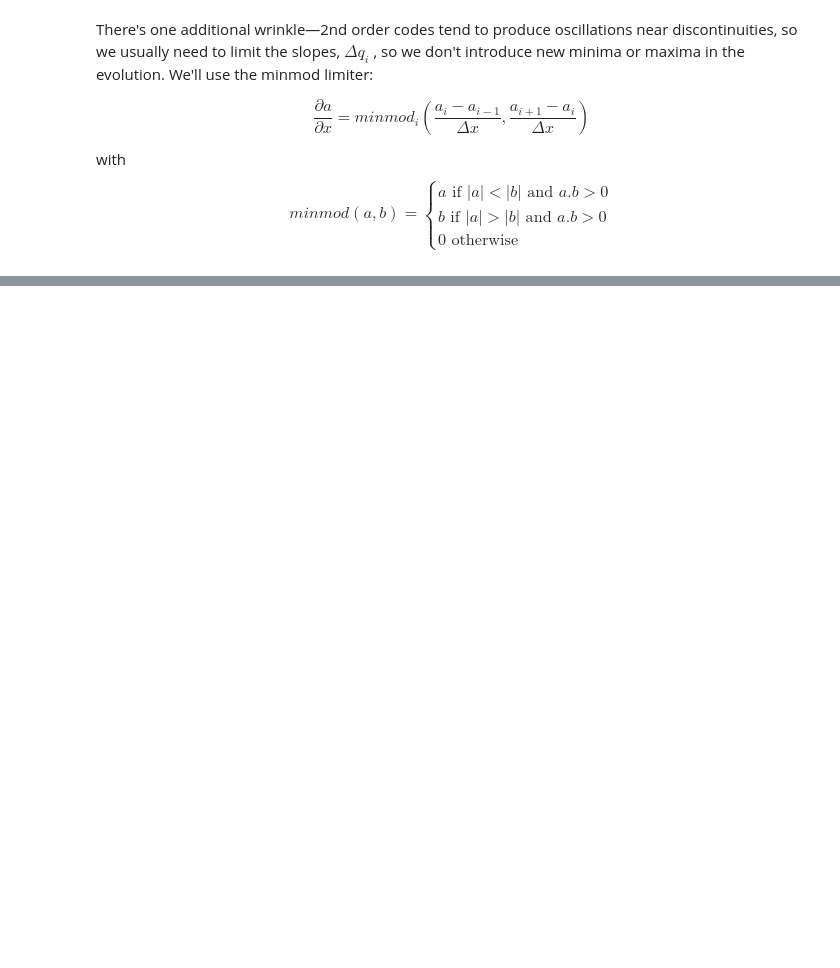
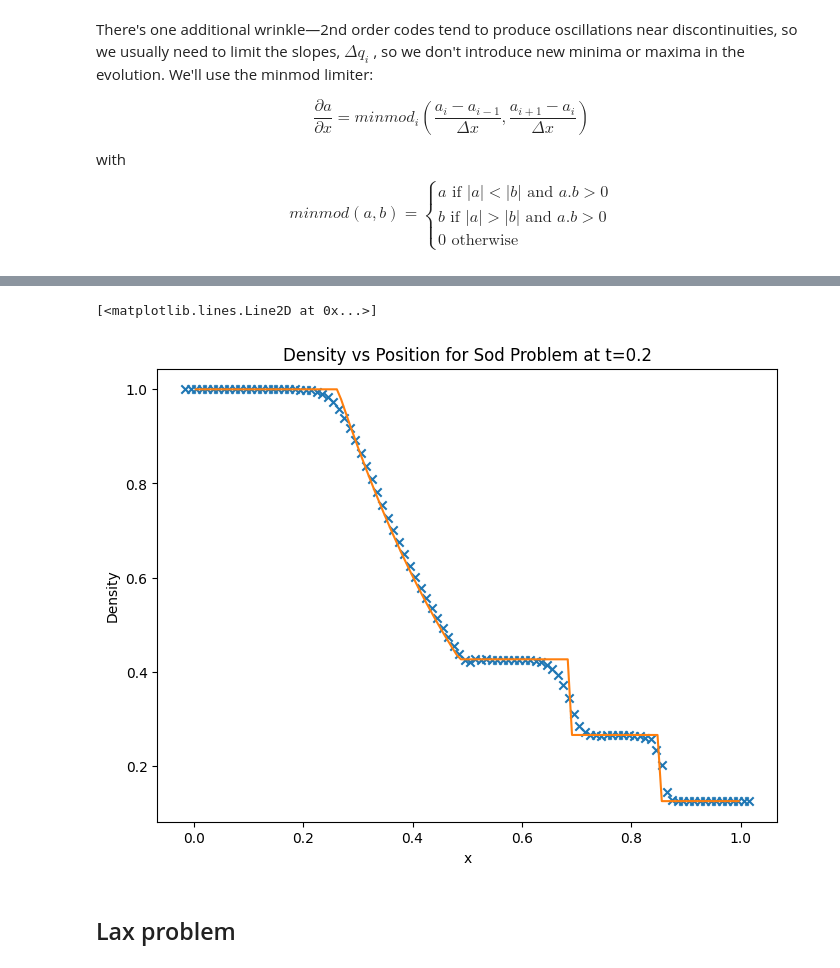
Before and after one commit to ravi-pushkar/MTP, a Jupyter notebook: MTP.ipynb, the cells around one changed output, grey strips where cells are left out. Drawn from its saved outputs; the diff is of its cells as text; code cells hidden in the pictures; blank space fills up the shorter version.

```diff
--- a/MTP.ipynb
+++ b/MTP.ipynb
@@ -266,0 +557,46 @@ def states(grid, U):
+# %%
+def sod(grid):
+
+    v = FluidVars()
+    U = grid.scratch_array(nc=v.nvar)
+
+    # setup initial conditions -- this is Sod's problem
+    rho_l = 1.0
+    u_l = 0.0
+    p_l = 1.0
+    rho_r = 0.125
+    u_r = 0.0
+    p_r = 0.1
+
+    idx_l = grid.x < 0.5
+    idx_r = grid.x >= 0.5
+
+    U[idx_l, v.urho] = rho_l
+    U[idx_l, v.umx] =  rho_l * u_l
+    U[idx_l, v.uener] = p_l/(v.gamma - 1.0) + 0.5 * rho_l * u_l**2
+
+    U[idx_r, v.urho] = rho_r
+    U[idx_r, v.umx] =  rho_r * u_r
+    U[idx_r, v.uener] = p_r/(v.gamma - 1.0) + 0.5 * rho_r * u_r**2
+
+    return U
+# %%
+g, U = mol_solve(100, tmax=0.2, init_cond=sod)
+# %%
+import matplotlib.pyplot as plt
+plt.rcParams['figure.dpi'] = 100
+plt.rcParams['figure.figsize'] = [8, 6]
+# %%
+sod = np.genfromtxt("sod-exact.out", skip_header=2, names=True) # This file contains the exact solution for Sod Problem
+# %%
+v = FluidVars()
+plt.scatter(g.x, U[:,v.urho], marker="x", color="C0")
+plt.xlabel('x')
+plt.ylabel('Density')
+plt.title('Density vs Position for Sod Problem at t=0.2')
+plt.plot(sod["x"], sod["rho"], color="C1")
+# %% [output]
+[<matplotlib.lines.Line2D at 0x...>]
+[figure, added]
+# %% [markdown]
+## Lax problem
```
Also changed, not shown: parts of 40 cells of this notebook, 1 other file.
